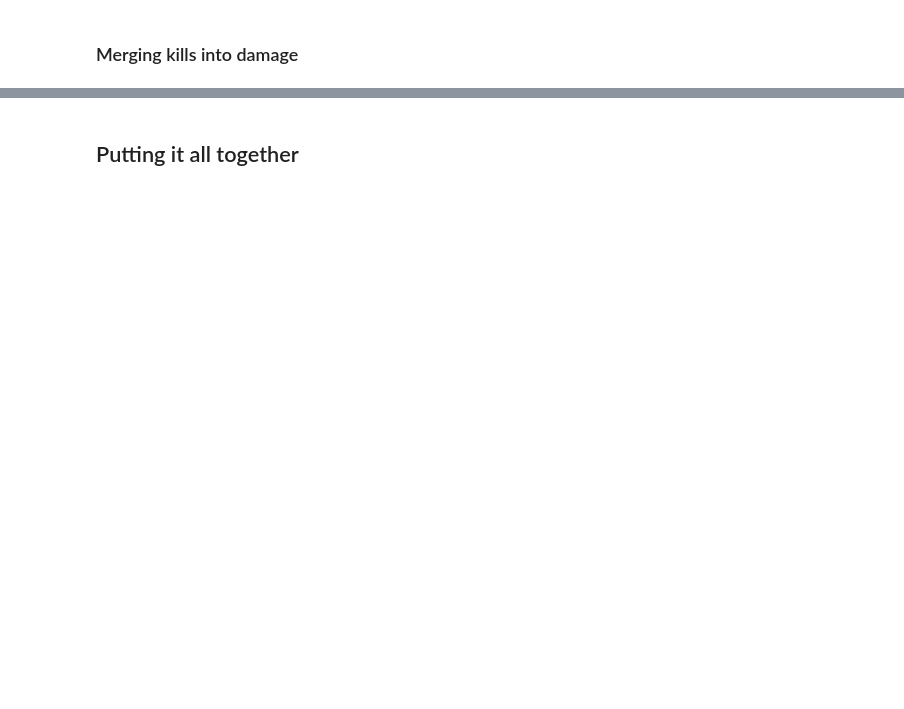
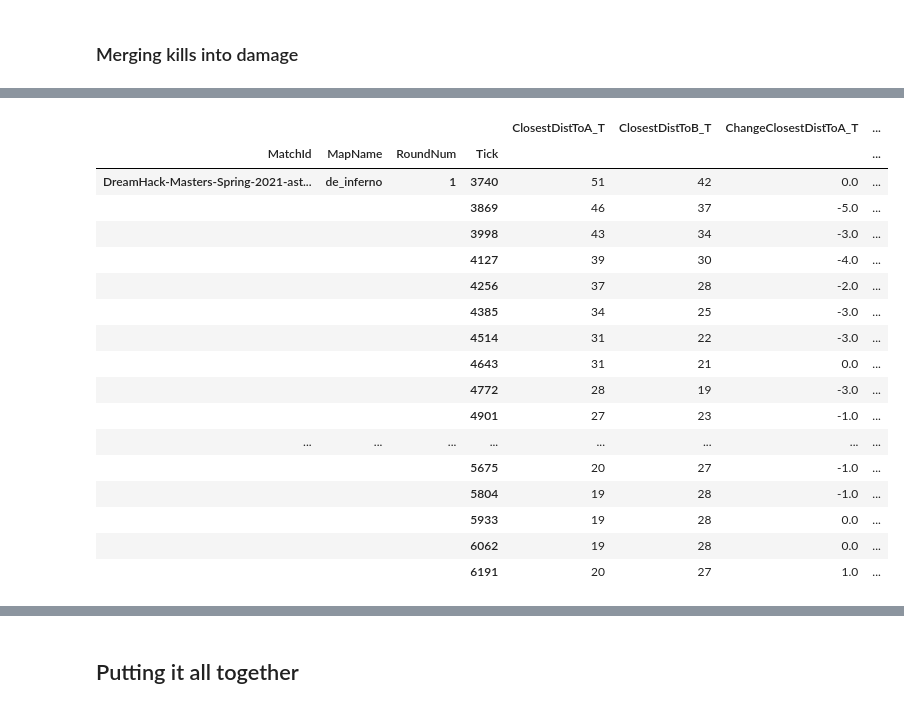
Before and after one commit to cameronshinn/csgo-wpc-rating, a Jupyter notebook: create_game_states.ipynb, the cells around one changed output, grey strips where cells are left out. Saved outputs shown, nothing was run; the diff lists cells and outputs as text; code cells hidden in the pictures; blank space fills up the shorter version.

```diff
--- a/create_game_states.ipynb
+++ b/create_game_states.ipynb
@@ -209,3 +161,0 @@ list(player_frames_df)
-# %%
-player_frames_df.drop(columns=['Second', 'X', 'Y', 'Z', 'ViewX', 'ViewY', 'AreaId', 'Hp', 'Armor', 'IsAlive', 'IsFlashed', 'IsAirborne', 'IsDucking', 'IsScoped', 'IsWalking', 'EqValue', 'HasHelmet', 'HasDefuse', 'PlayerName', 'PlayerSteamId'], inplace=True)
-player_frames_df.head()
@@ -239,0 +172,3 @@ site_distances_df.groupby(['MatchId', 'MapName', 'RoundNum', 'Tick']).apply()
+# %%
+player_frames_df = player_frames_df[['MatchId', 'MapName', 'PlayerSteamId', 'RoundNum', 'Tick', 'Side', 'HasDefuse', 'DistToBombsiteA', 'DistToBombsiteB']]
+player_frames_df.head()
@@ -239,0 +182,43 @@ site_distances_df.groupby(['MatchId', 'MapName', 'RoundNum', 'Tick']).apply()
+# %%
+player_frames_df.drop('PlayerSteamId', axis=1, inplace=True)
+t_player_frames_df = player_frames_df[player_frames_df.Side == 'T'].drop(['Side', 'HasDefuse'], axis=1)  # Only Counter-Terrorists can buy defuse kits
+ct_player_frames_df = player_frames_df[player_frames_df.Side == 'CT'].drop('Side', axis=1)
+
+t_frames_df = t_player_frames_df.groupby(['MatchId', 'MapName', 'RoundNum', 'Tick']).aggregate({'DistToBombsiteA': 'min', 'DistToBombsiteB': 'min'})
+ct_frames_df = ct_player_frames_df.groupby(['MatchId', 'MapName', 'RoundNum', 'Tick']).aggregate({'DistToBombsiteA': 'min', 'DistToBombsiteB': 'min'})
+t_frames_df.columns = ['ClosestDistToA', 'ClosestDistToB']
+ct_frames_df.columns = ['ClosestDistToA', 'ClosestDistToB']
+
+def lag_distance(df):
+    df.sort_values('Tick', inplace=True)
+    df['ChangeClosestDistToA'] = df['ClosestDistToA'] - df['ClosestDistToA'].shift(1)
+    df['ChangeClosestDistToB'] = df['ClosestDistToB'] - df['ClosestDistToB'].shift(1)
+    df['ChangeClosestDistToA'][0] = 0
+    df['ChangeClosestDistToB'][0] = 0
+    return df
+
+t_frames_df = t_frames_df.groupby(['MatchId', 'MapName', 'RoundNum']).apply(lag_distance)
+ct_frames_df = ct_frames_df.groupby(['MatchId', 'MapName', 'RoundNum']).apply(lag_distance)
+
+position_state_df = pd.merge(t_frames_df, ct_frames_df, 'outer', ['MatchId', 'MapName', 'RoundNum', 'Tick'], suffixes=('_T', '_CT'), validate='one_to_one')
+# %%
+position_state_df.head(20)
+# %% [output]
+|  |  |  |  | ClosestDistToA_T | ClosestDistToB_T | ChangeClosestDistToA_T | ... |
+| MatchId | MapName | RoundNum | Tick |  |  |  | ... |
+| DreamHack-Masters-Spring-2021-ast... | de_inferno | 1 | 3740 | 51 | 42 | 0.0 | ... |
+|  |  |  | 3869 | 46 | 37 | -5.0 | ... |
+|  |  |  | 3998 | 43 | 34 | -3.0 | ... |
+|  |  |  | 4127 | 39 | 30 | -4.0 | ... |
+|  |  |  | 4256 | 37 | 28 | -2.0 | ... |
+|  |  |  | 4385 | 34 | 25 | -3.0 | ... |
+|  |  |  | 4514 | 31 | 22 | -3.0 | ... |
+|  |  |  | 4643 | 31 | 21 | 0.0 | ... |
+|  |  |  | 4772 | 28 | 19 | -3.0 | ... |
+|  |  |  | 4901 | 27 | 23 | -1.0 | ... |
+| ... | ... | ... | ... | ... | ... | ... | ... |
+|  |  |  | 5675 | 20 | 27 | -1.0 | ... |
+|  |  |  | 5804 | 19 | 28 | -1.0 | ... |
+|  |  |  | 5933 | 19 | 28 | 0.0 | ... |
+|  |  |  | 6062 | 19 | 28 | 0.0 | ... |
+|  |  |  | 6191 | 20 | 27 | 1.0 | ... |
```
Also changed, not shown: parts of 45 cells of this notebook, 9 other files.
